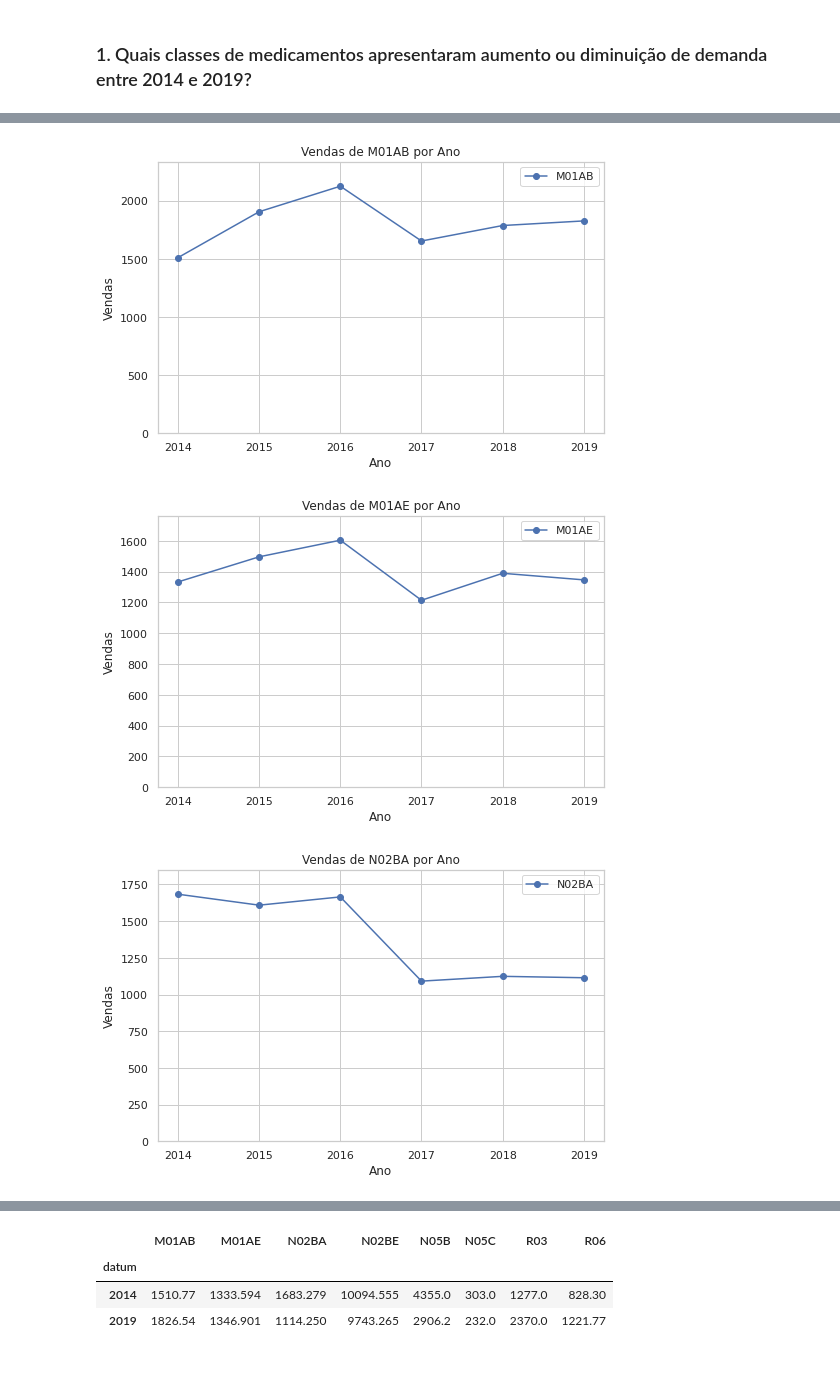
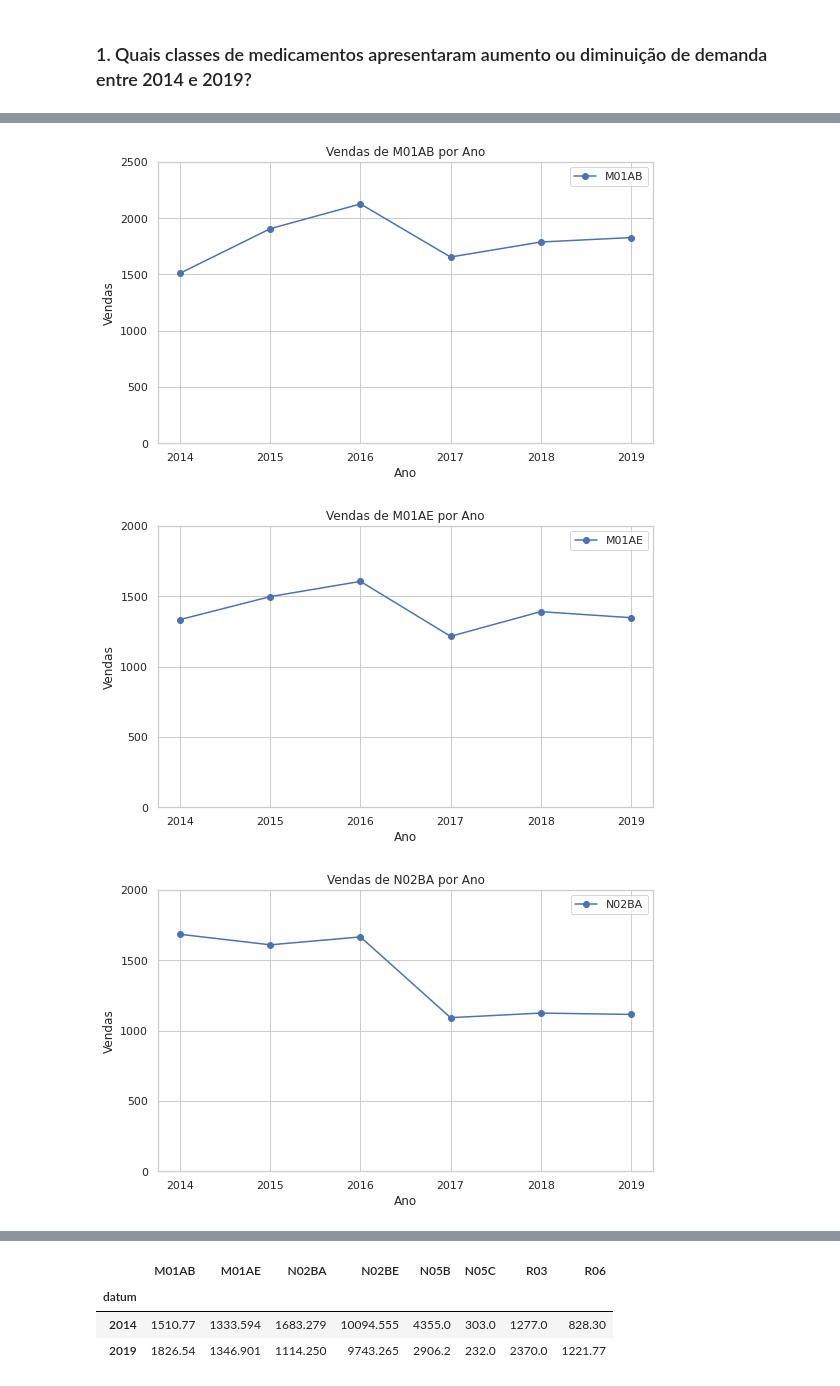
Before and after one commit to ailafelixa/EDA-Pharmaceutical-Sales, a Jupyter notebook: pharma-sales-analysis.ipynb, the cells around one changed output, grey strips where cells are left out. Saved outputs shown, nothing was run; the diff lists cells and outputs as text; code cells hidden in the pictures.

```diff
--- a/pharma-sales-analysis.ipynb
+++ b/pharma-sales-analysis.ipynb
@@ -252,19 +252,29 @@ df_1
 # %%
 sns.set(style="whitegrid")
 
 for column in df_1.columns:
     plt.figure(figsize=(8, 5))
+
+    # Encontrar o máximo valor em todas as colunas para ajustar a escala dos gráficos
+    max_value = df_1[column].max()
+
+    # Arredondar para cima para o próximo múltiplo de 200
+    max_value = int((max_value + 499) // 500) * 500
+
     plt.plot(df_1.index, df_1[column], marker='o', linestyle='-', label=column)
 
     plt.xlabel('Ano')
     plt.ylabel('Vendas')
     plt.title(f'Vendas de {column} por Ano')
     plt.legend()
     plt.grid(True)
-    plt.ylim(0, df_1[column].max() * 1.1)
 
+    plt.yticks(range(0, max_value + 1, 500))  # Definir intervalos de 200 no eixo y
+    plt.ylim(0, max_value)  # Ajustar limite superior do eixo y
+
+    plt.tight_layout()  # Ajustar layout para evitar sobreposições
     plt.show()
 # %% [output]
-[figure, old version]
+[figure, new version]
-[figure, old version]
+[figure, new version]
-[figure, old version]
+[figure, new version]
```
Also changed, not shown: parts of 6 cells of this notebook.
